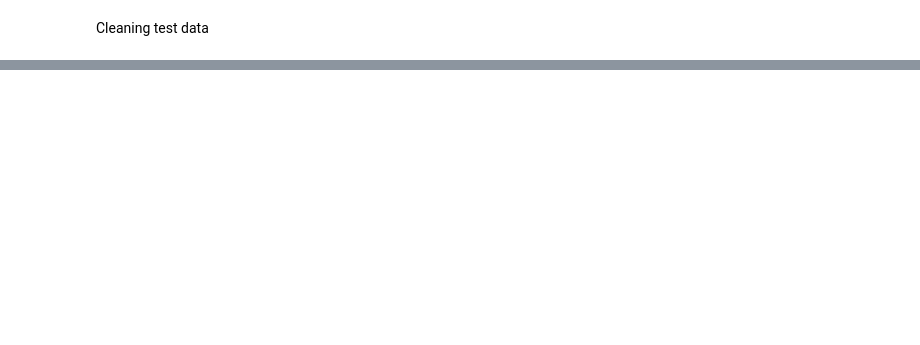
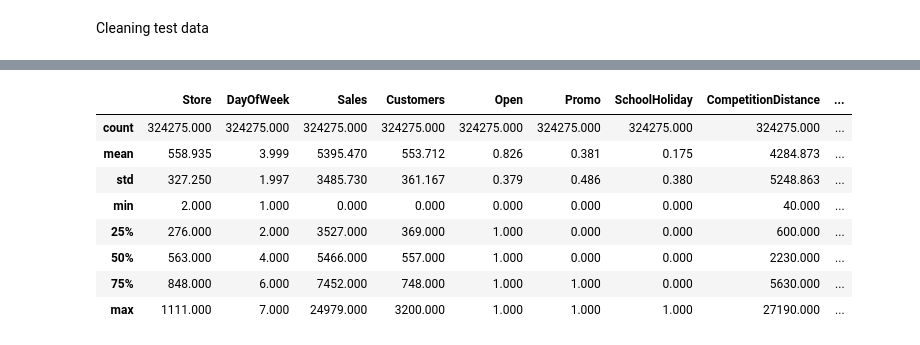
Before and after one commit to MegCheppy/Pharmaceutical-Sales-Prediction-, a Jupyter notebook: Notebooks/ExploratoryDataAnalysis.ipynb, the cells around one changed output, grey strips where cells are left out. Saved outputs shown, nothing was run; the diff lists cells and outputs as text; code cells hidden in the pictures; blank space fills up the shorter version.

```diff
--- a/Notebooks/ExploratoryDataAnalysis.ipynb
+++ b/Notebooks/ExploratoryDataAnalysis.ipynb
@@ -156,0 +162,12 @@ clean_df.save(name="cleantest.csv")
+# %%
+import pandas as pd
+pd.set_option('display.float_format', lambda x: '%.3f' % x)
+pd.options.mode.chained_assignment = None  # default='warn'
+#plt.rcParams["figure.figsize"] = (12, 8)
+pd.set_option('display.max_columns', None)
+# %%
+train= pd.read_csv("cleantrain.csv")
+test= pd.read_csv("cleantest.csv")
+# %%
+eda_train= EDA(train)
+eda_test= EDA(test)
@@ -156,0 +209,4 @@ clean_df.save(name="cleantest.csv")
+# %%
+# descriptive statistics that summarize the central tendency, dispersion of the df's numerical columns
+eda_train.descriptive_stats(describe=True)
+# %% [output]
@@ -156,0 +214,9 @@ clean_df.save(name="cleantest.csv")
+|  | Store | DayOfWeek | Sales | Customers | Open | Promo | SchoolHoliday | CompetitionDistance | ... |
+| count | 324275.000 | 324275.000 | 324275.000 | 324275.000 | 324275.000 | 324275.000 | 324275.000 | 324275.000 | ... |
+| mean | 558.935 | 3.999 | 5395.470 | 553.712 | 0.826 | 0.381 | 0.175 | 4284.873 | ... |
+| std | 327.250 | 1.997 | 3485.730 | 361.167 | 0.379 | 0.486 | 0.380 | 5248.863 | ... |
+| min | 2.000 | 1.000 | 0.000 | 0.000 | 0.000 | 0.000 | 0.000 | 40.000 | ... |
+| 25% | 276.000 | 2.000 | 3527.000 | 369.000 | 1.000 | 0.000 | 0.000 | 600.000 | ... |
+| 50% | 563.000 | 4.000 | 5466.000 | 557.000 | 1.000 | 0.000 | 0.000 | 2230.000 | ... |
+| 75% | 848.000 | 6.000 | 7452.000 | 748.000 | 1.000 | 1.000 | 0.000 | 5630.000 | ... |
+| max | 1111.000 | 7.000 | 24979.000 | 3200.000 | 1.000 | 1.000 | 1.000 | 27190.000 | ... |
```
Also changed, not shown: parts of 24 cells of this notebook.
